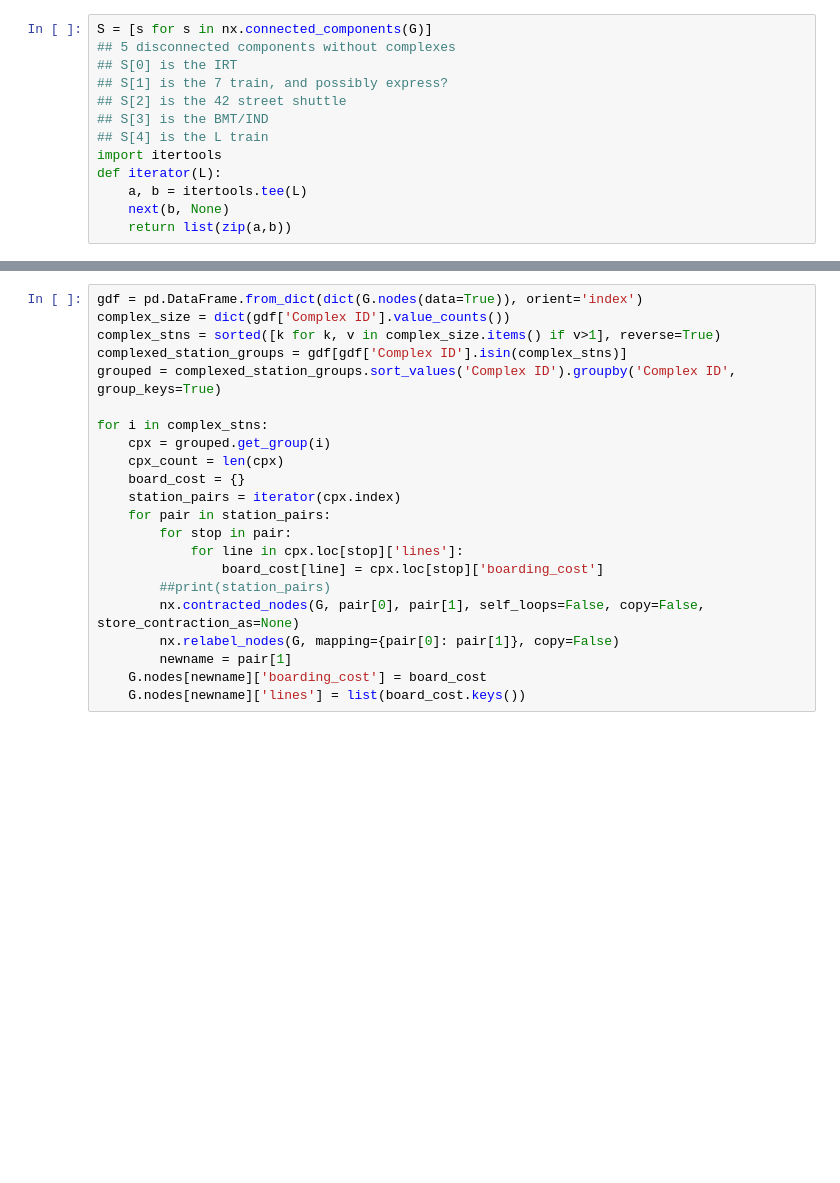
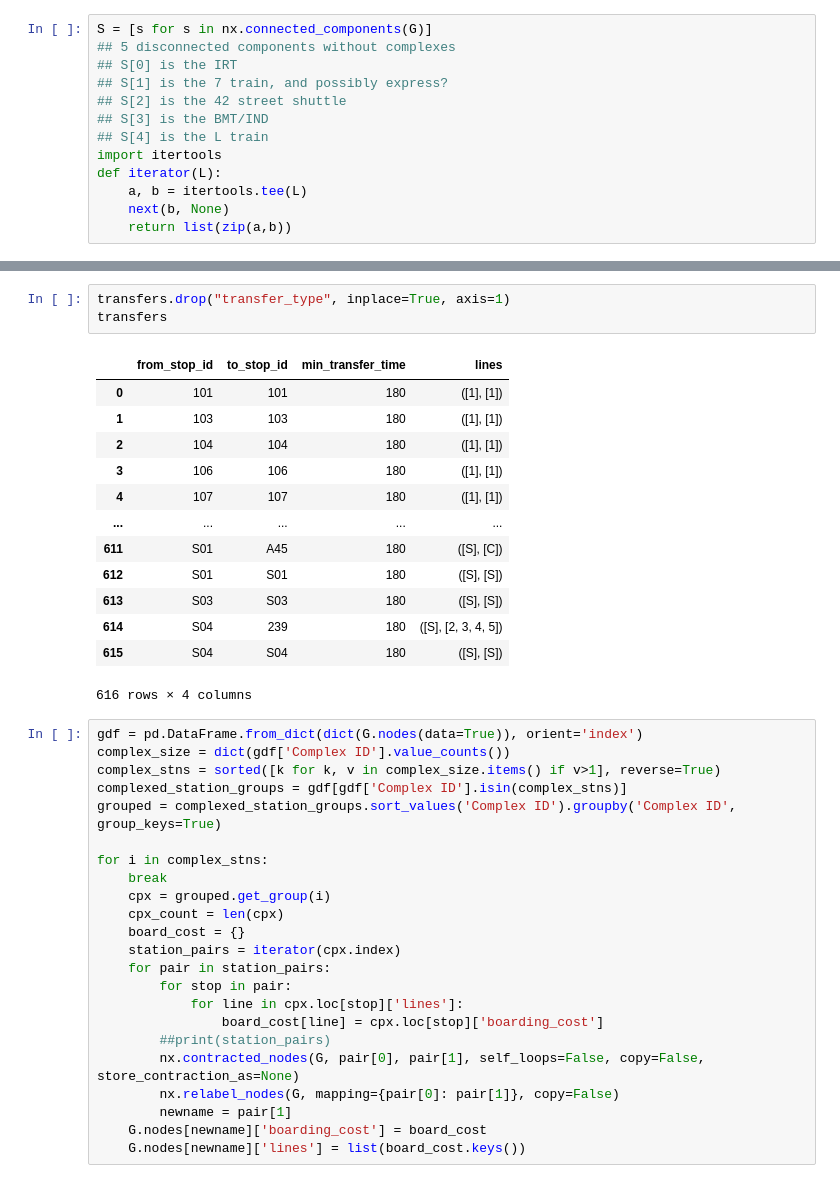
Before and after one commit to pacmanboss256/subway, a Jupyter notebook: graph-gen.ipynb, the cells around one changed output, grey strips where cells are left out. Drawn from its saved outputs; the diff is of its cells as text; blank space fills up the shorter version.

```diff
--- a/graph-gen.ipynb
+++ b/graph-gen.ipynb
@@ -73,3 +94,20 @@ def iterator(L):
+# %%
+transfers.drop("transfer_type", inplace=True, axis=1)
+transfers
+# %% [output]
+|  | from_stop_id | to_stop_id | min_transfer_time | lines |
+| 0 | 101 | 101 | 180 | ([1], [1]) |
+| 1 | 103 | 103 | 180 | ([1], [1]) |
+| 2 | 104 | 104 | 180 | ([1], [1]) |
+| 3 | 106 | 106 | 180 | ([1], [1]) |
+| 4 | 107 | 107 | 180 | ([1], [1]) |
+| ... | ... | ... | ... | ... |
+| 611 | S01 | A45 | 180 | ([S], [C]) |
+| 612 | S01 | S01 | 180 | ([S], [S]) |
+| 613 | S03 | S03 | 180 | ([S], [S]) |
+| 614 | S04 | 239 | 180 | ([S], [2, 3, 4, 5]) |
+| 615 | S04 | S04 | 180 | ([S], [S]) |
+616 rows × 4 columns
 # %%
 gdf = pd.DataFrame.from_dict(dict(G.nodes(data=True)), orient='index')
 complex_size = dict(gdf['Complex ID'].value_counts())
@@ -78,6 +116,7 @@ complexed_station_groups = gdf[gdf['Complex ID'].isin(complex_stns)]
 grouped = complexed_station_groups.sort_values('Complex ID').groupby('Complex ID', group_keys=True)
 
 for i in complex_stns:
+	break
 	cpx = grouped.get_group(i)
 	cpx_count = len(cpx)
 	board_cost = {}
```
Also changed, not shown: parts of 8 cells of this notebook, 1 other file.
